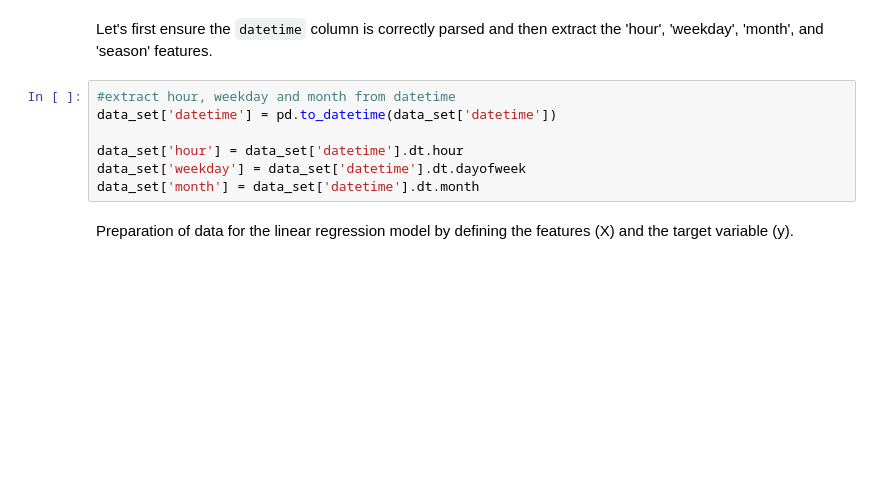
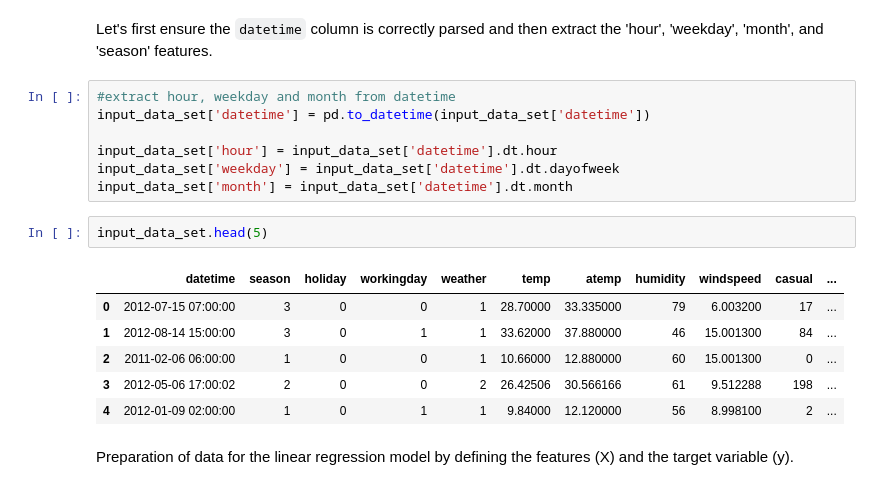
Before and after one commit to shashisingh0015/bits, a Jupyter notebook: Sem-1/ML/Assignment-1/Bike_Sharing_Predict.ipynb, the cells around one changed output. Drawn from its saved outputs; the diff is of its cells as text; blank space fills up the shorter version.

```diff
--- a/Sem-1/ML/Assignment-1/Bike_Sharing_Predict.ipynb
+++ b/Sem-1/ML/Assignment-1/Bike_Sharing_Predict.ipynb
@@ -12,11 +53,20 @@ data_set= pd.read_csv('/content/drive/MyDrive/Bits/ML/Lab-1/Assignment/bike_trai
 Let's first ensure the `datetime` column is correctly parsed and then extract the 'hour', 'weekday', 'month', and 'season' features.
 # %%
 #extract hour, weekday and month from datetime
-data_set['datetime'] = pd.to_datetime(data_set['datetime'])
+input_data_set['datetime'] = pd.to_datetime(input_data_set['datetime'])
 
-data_set['hour'] = data_set['datetime'].dt.hour
-data_set['weekday'] = data_set['datetime'].dt.dayofweek
-data_set['month'] = data_set['datetime'].dt.month
+input_data_set['hour'] = input_data_set['datetime'].dt.hour
+input_data_set['weekday'] = input_data_set['datetime'].dt.dayofweek
+input_data_set['month'] = input_data_set['datetime'].dt.month
+# %%
+input_data_set.head(5)
+# %% [output]
+|  | datetime | season | holiday | workingday | weather | temp | atemp | humidity | windspeed | casual | ... |
+| 0 | 2012-07-15 07:00:00 | 3 | 0 | 0 | 1 | 28.70000 | 33.335000 | 79 | 6.003200 | 17 | ... |
+| 1 | 2012-08-14 15:00:00 | 3 | 0 | 1 | 1 | 33.62000 | 37.880000 | 46 | 15.001300 | 84 | ... |
+| 2 | 2011-02-06 06:00:00 | 1 | 0 | 0 | 1 | 10.66000 | 12.880000 | 60 | 15.001300 | 0 | ... |
+| 3 | 2012-05-06 17:00:02 | 2 | 0 | 0 | 2 | 26.42506 | 30.566166 | 61 | 9.512288 | 198 | ... |
+| 4 | 2012-01-09 02:00:00 | 1 | 0 | 1 | 1 | 9.84000 | 12.120000 | 56 | 8.998100 | 2 | ... |
 # %% [markdown]
 Preparation of data for the linear regression model by defining the features (X) and the target variable (y).
 # %%
```
Also changed, not shown: parts of 19 cells of this notebook.
